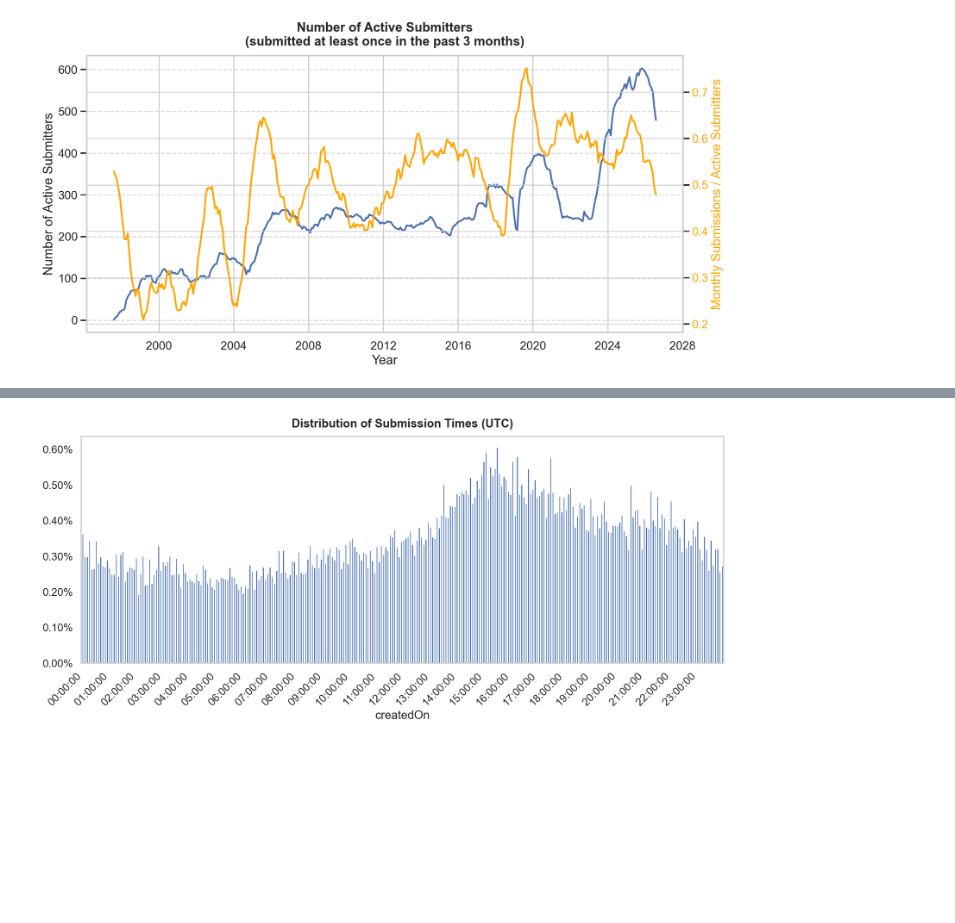
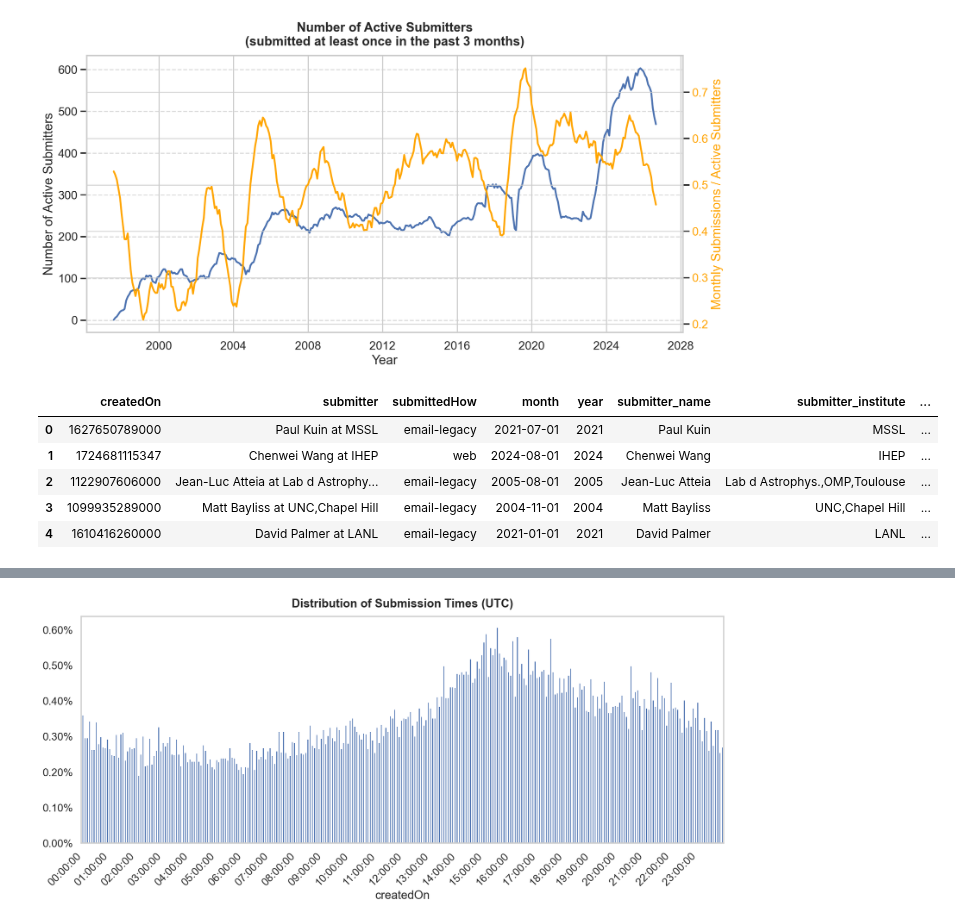
Before and after one commit to tylerbarna/gcn-regex, a Jupyter notebook: misc.ipynb, the cells around one changed output, grey strips where cells are left out. Cells and saved outputs as stored; diff of their text form; code cells hidden in the pictures; blank space fills up the shorter version.

Commit message:
Messing around with submitter regex

```diff
--- a/misc.ipynb
+++ b/misc.ipynb
@@ -550,3 +550,42 @@ ax.grid(axis='y', linestyle='--', alpha=0.7)
 plt.show()
 # %% [output]
 [figure]
+# %%
+def split_submitter(value):
+    value = str(value).strip() if pd.notna(value) else ""
+
+    email_match = re.search(r"<([^<>]*)>\s*$", value)
+    submitter_email = email_match.group(1).strip() if email_match else ""
+    without_email = re.sub(r"\s*<[^<>]*>\s*$", "", value).strip()
+
+    submitter_name, separator, submitter_institute = without_email.partition(" at ")
+
+    if separator:
+        submitter_name = submitter_name.strip()
+        submitter_institute = submitter_institute.strip()
+    else:
+        # No institution was provided.
+        submitter_name = without_email
+        submitter_institute = ""
+
+    return pd.Series(
+        {
+            "submitter_name": submitter_name,
+            "submitter_institute": submitter_institute,
+            "submitter_email": submitter_email,
+        }
+    )
+
+
+submitter_df[
+    ["submitter_name", "submitter_institute", "submitter_email"]
+] = submitter_df["submitter"].apply(split_submitter)
+
+display(submitter_df.head())
+# %% [output]
+|  | createdOn | submitter | submittedHow | month | year | submitter_name | submitter_institute | ... |
+| 0 | 1627650789000 | Paul Kuin at MSSL | email-legacy | 2021-07-01 | 2021 | Paul Kuin | MSSL | ... |
+| 1 | 1724681115347 | Chenwei Wang at IHEP | web | 2024-08-01 | 2024 | Chenwei Wang | IHEP | ... |
+| 2 | 1122907606000 | Jean-Luc Atteia at Lab d Astrophy... | email-legacy | 2005-08-01 | 2005 | Jean-Luc Atteia | Lab d Astrophys.,OMP,Toulouse | ... |
+| 3 | 1099935289000 | Matt Bayliss at UNC,Chapel Hill | email-legacy | 2004-11-01 | 2004 | Matt Bayliss | UNC,Chapel Hill | ... |
+| 4 | 1610416260000 | David Palmer at LANL | email-legacy | 2021-01-01 | 2021 | David Palmer | LANL | ... |
```
Also changed, not shown: parts of 7 cells of this notebook, 9 other files.
